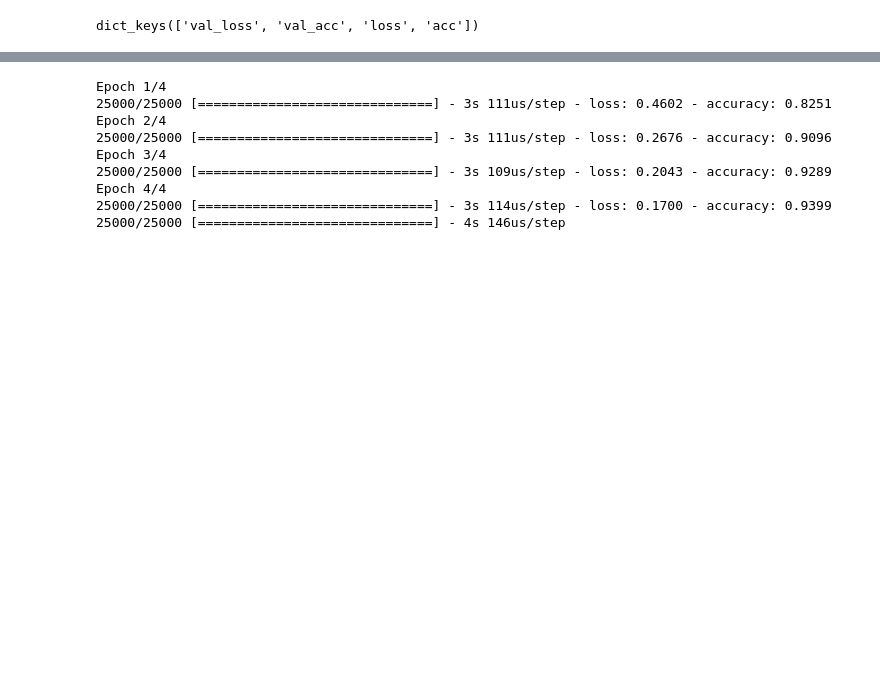
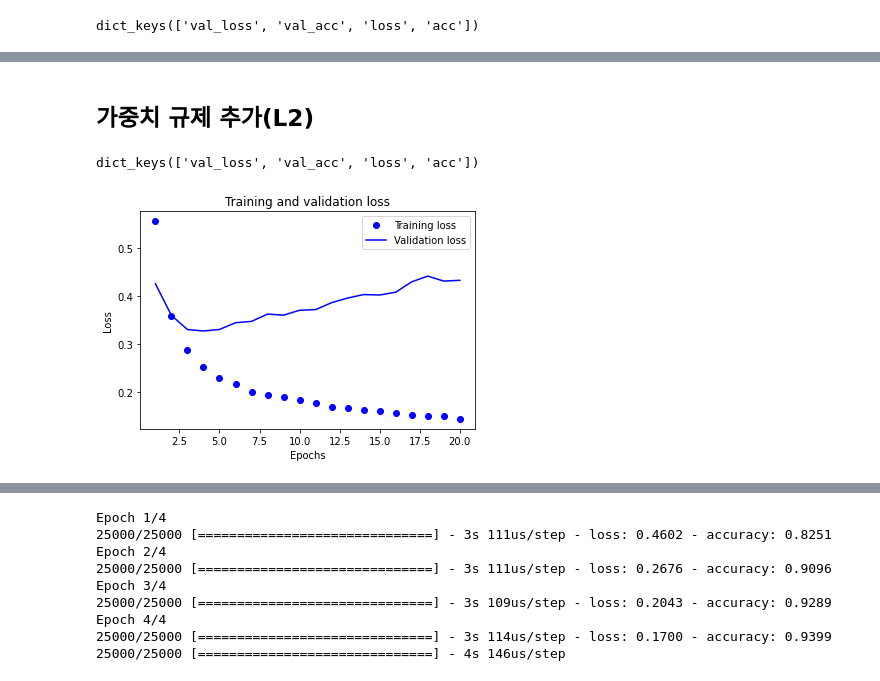
Before and after one commit to da-nyee/artificial-intelligence, a Jupyter notebook: a_binary_classification_example_midterm.ipynb, the cells around one changed output, grey strips where cells are left out. Cells and saved outputs as stored; diff of their text form; code cells hidden in the pictures; blank space fills up the shorter version.

```diff
--- a/a_binary_classification_example_midterm.ipynb
+++ b/a_binary_classification_example_midterm.ipynb
@@ -171,8 +123,0 @@ np.mean(acc_scores) # 최종 validation accuracy
-# %%
-# 모델 훈련
-
-history = model.fit(partial_x_train,
-                   partial_y_train,
-                   epochs=20,
-                   batch_size=512,
-                   validation_data=(x_val, y_val))
@@ -201,0 +205,2 @@ dict_keys(['val_loss', 'val_acc', 'loss', 'acc'])
+# %% [markdown]
+## 가중치 규제 추가(L2)
@@ -201,0 +221,36 @@ dict_keys(['val_loss', 'val_acc', 'loss', 'acc'])
+# %%
+from keras import regularizers
+
+l2_regularization_model = l2_regularization_model() # 모델 정의
+
+history = l2_regularization_model.fit(partial_train_data, # 모델 훈련
+                                      partial_train_labels,
+                                      epochs=20,
+                                      batch_size=512,
+                                      validation_data=(partial_test_data, partial_test_labels),
+                                      verbose=0) # 모델 검증
+
+history_dict = history.history
+history_dict.keys()
+# %% [output]
+dict_keys(['val_loss', 'val_acc', 'loss', 'acc'])
+# %%
+# graph visualization (loss)
+
+import matplotlib.pyplot as plt
+
+loss_values = history_dict['loss']
+val_loss_values = history_dict['val_loss']
+
+epochs = range(1, len(history_dict['loss'])+1)
+
+plt.plot(epochs, loss_values, 'bo', label='Training loss')
+plt.plot(epochs, val_loss_values, 'b', label='Validation loss')
+plt.title('Training and validation loss')
+plt.xlabel('Epochs')
+plt.ylabel('Loss')
+plt.legend()
+
+plt.show()
+# %% [output]
+[figure, added]
```
Also changed, not shown: parts of 39 cells of this notebook.
